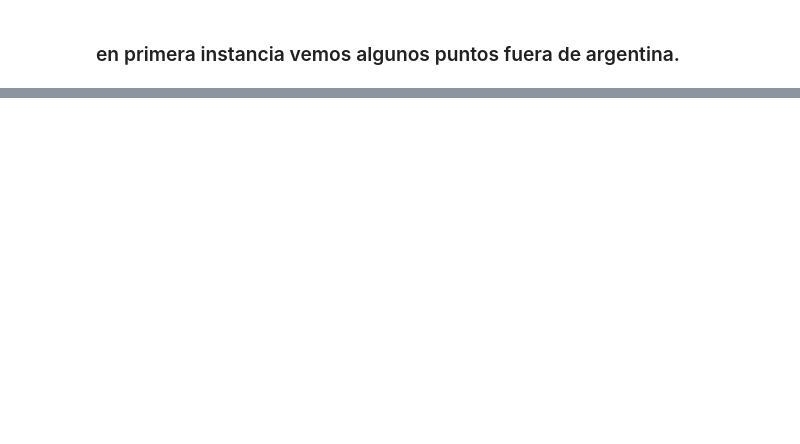
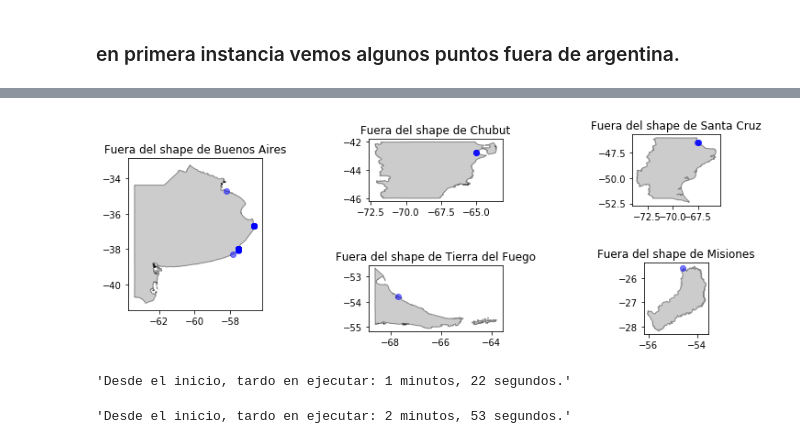
Before and after one commit to DaianaSussi/Desafio-1---DH, a Jupyter notebook: exploracion.ipynb, the cells around one changed output, grey strips where cells are left out. Saved outputs shown, nothing was run; the diff lists cells and outputs as text; code cells hidden in the pictures; blank space fills up the shorter version.

```diff
--- a/exploracion.ipynb
+++ b/exploracion.ipynb
@@ -301,0 +610,12 @@ pd.get_dummies(df.property_type)
+# %%
+# creamos un dic para obtener las procinvias de dichos puntos
+dic_registro_id = {df.id.iloc[i] : df.state_name.iloc[i] for i in range(len(df))}
+# %%
+fuera_arg.reset_index(inplace=True)
+
+fuera_arg['prov'] = fuera_arg.id.map(dic_registro_id)
+
+# normalizamos algunos nombres
+fuera_arg.prov = fuera_arg.prov.replace('Buenos Aires Costa Atlántica','Buenos Aires')\
+                               .replace('Bs.As. G.B.A. Zona Sur','Buenos Aires')\
+                               .replace('Tierra Del Fuego','Tierra del Fuego')
@@ -301,0 +628,23 @@ pd.get_dummies(df.property_type)
+# %%
+fig= plt.subplots(figsize=(12,4))
+
+# para i, el elemento de la lista de provincias y para e una lista de subplots ya definidos
+for i,e in enumerate([131,232,233,235,236]):
+
+    ax = plt.subplot(e)   # en grilla de 1x3 ocupa el espacio 1
+    prov = prov_fuera_arg[i]
+    provincias.loc[provincias.provincia == prov].plot(ax=ax, alpha=0.4,color='grey',edgecolor='black')
+    fuera_arg.loc[fuera_arg.prov == prov].plot(ax=ax, color='blue',alpha=0.5)
+    ax.set_title('Fuera del shape de {}'.format(prov));
+
+plt.subplots_adjust(hspace=0.8,wspace=0.8)
+# %% [output]
+[figure, added]
+# %%
+tiempo()
+# %% [output]
+'Desde el inicio, tardo en ejecutar: 1 minutos, 22 segundos.'
+# %%
+'Desde el inicio, tardo en ejecutar: 2 minutos, 53 segundos.'
+# %% [output]
+'Desde el inicio, tardo en ejecutar: 2 minutos, 53 segundos.'
```
Also changed, not shown: parts of 116 cells of this notebook.
